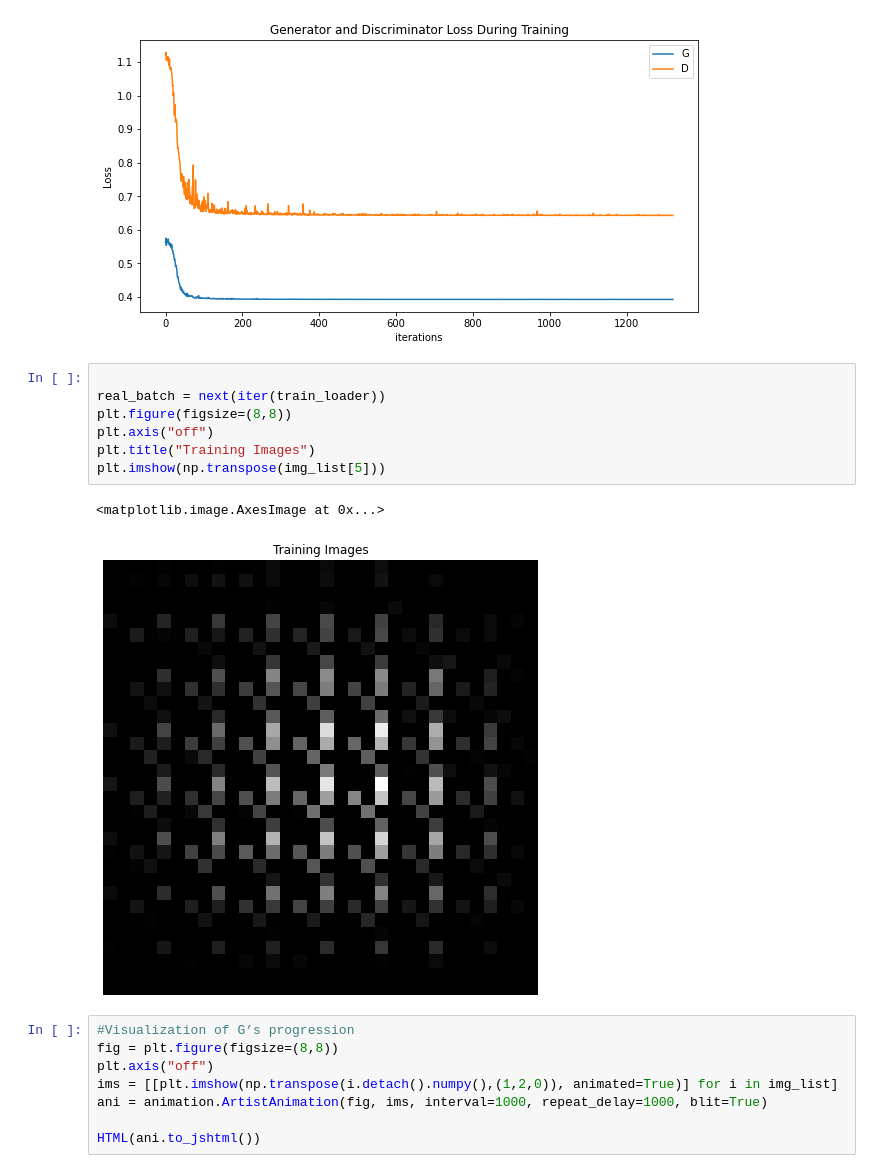
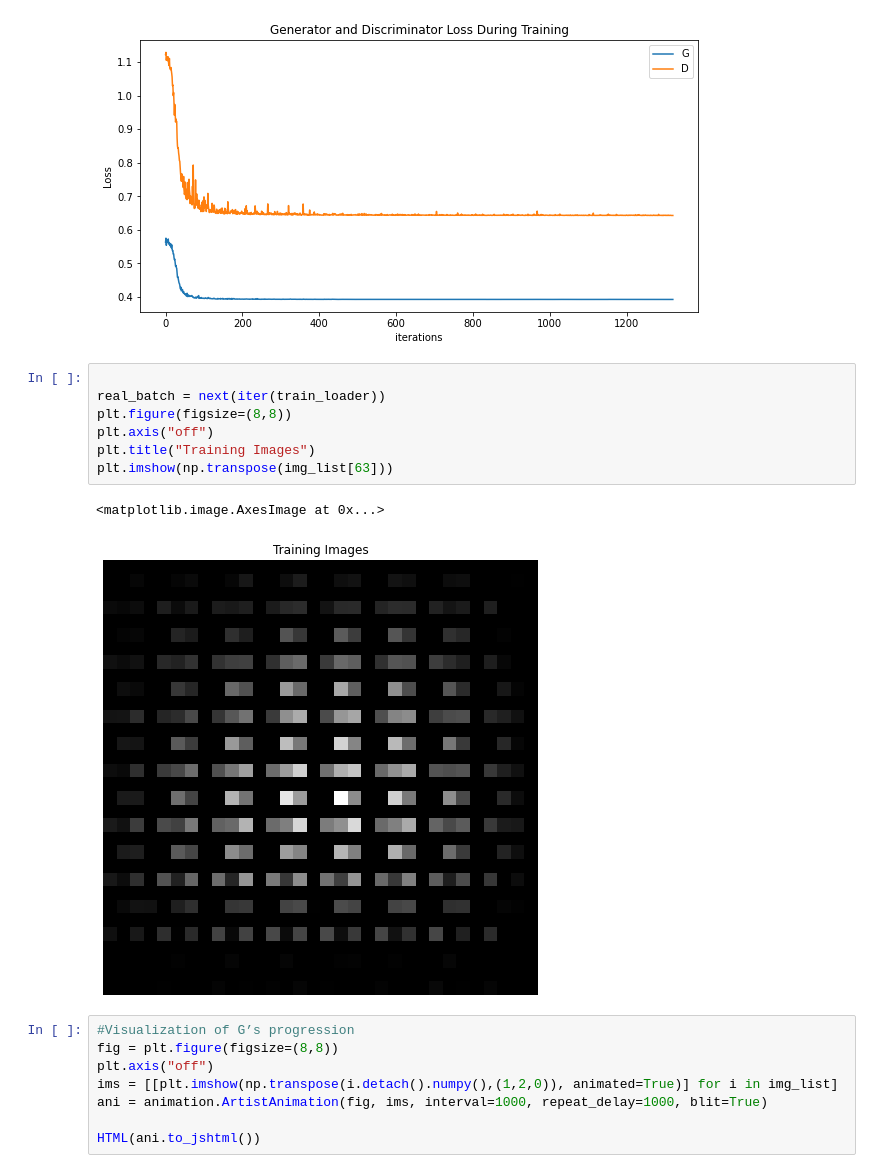
Before and after one commit to AmirHDehghan/AI_MED_Internship, a Jupyter notebook: CycleGan/MyFirstCycleGan.ipynb, the cells around one changed output. Drawn from its saved outputs; the diff is of its cells as text.

Commit message:
Losses are rational, not the fake image

```diff
--- a/CycleGan/MyFirstCycleGan.ipynb
+++ b/CycleGan/MyFirstCycleGan.ipynb
@@ -380,13 +405,13 @@ plt.show()
 # %%
 
 real_batch = next(iter(train_loader))
 plt.figure(figsize=(8,8))
 plt.axis("off")
 plt.title("Training Images")
-plt.imshow(np.transpose(img_list[5]))
+plt.imshow(np.transpose(img_list[63]))
 # %% [output]
 <matplotlib.image.AxesImage at 0x...>
-[figure, old version]
+[figure, new version]
 # %%
 #Visualization of G’s progression
 fig = plt.figure(figsize=(8,8))
```
Also changed, not shown: parts of 4 cells of this notebook.
